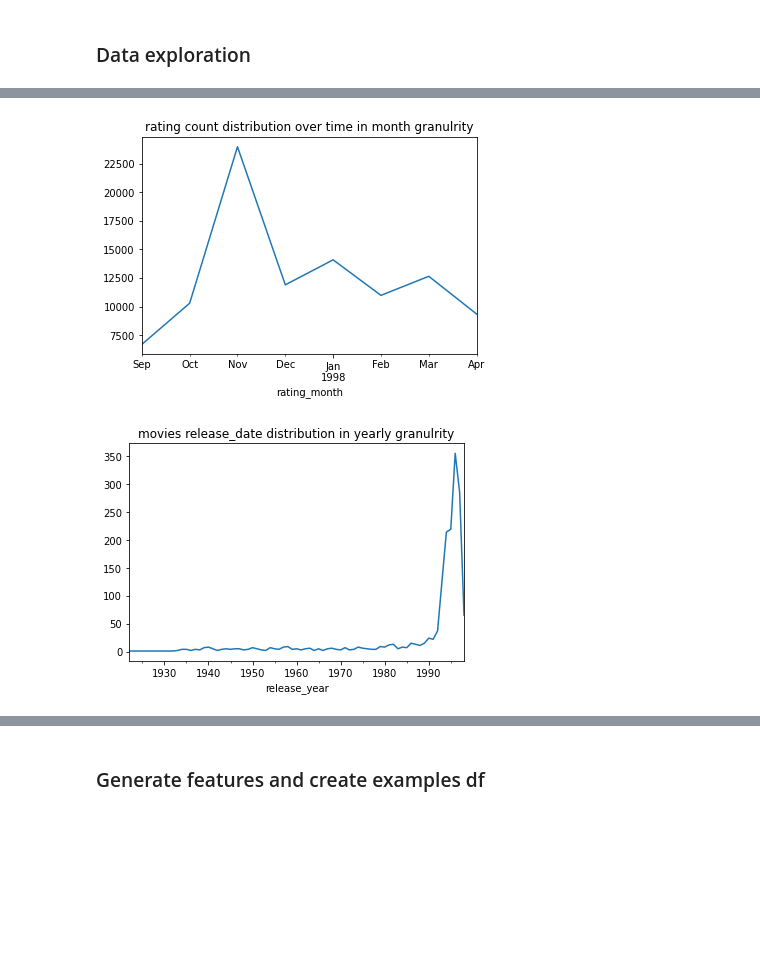
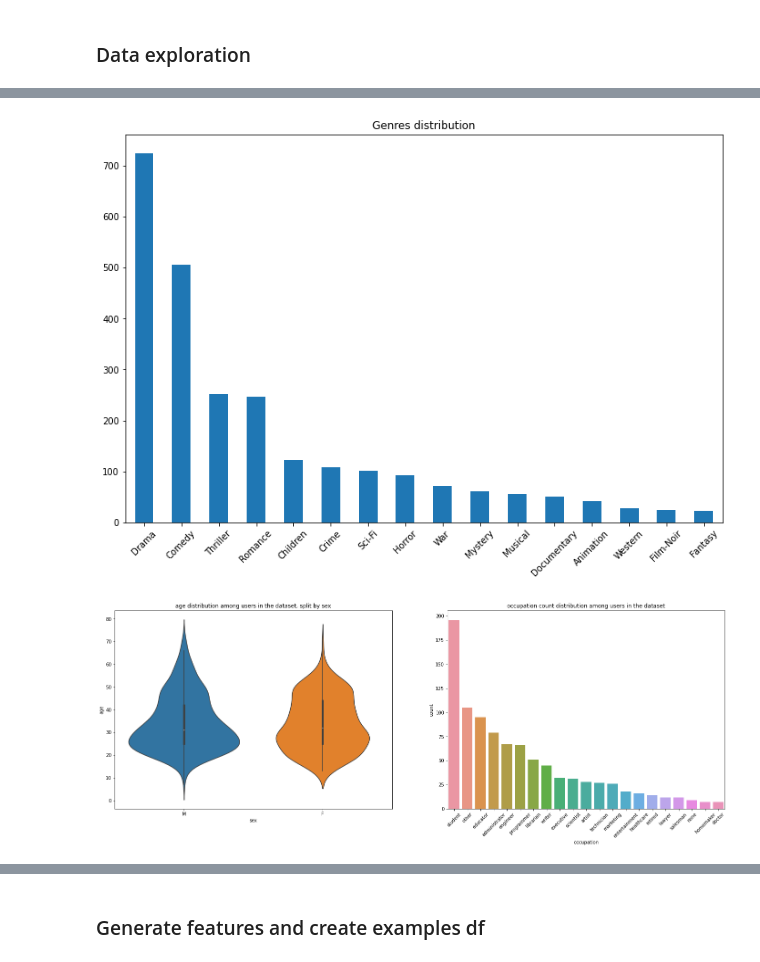
Before and after one commit to lotenn/recsys-3639-final-project, a Jupyter notebook: runner.ipynb, the cells around one changed output, grey strips where cells are left out. Saved outputs shown, nothing was run; the diff lists cells and outputs as text; code cells hidden in the pictures; blank space fills up the shorter version.

```diff
--- a/runner.ipynb
+++ b/runner.ipynb
@@ -67,16 +46,10 @@ ax[1].set(xlabel='number of rating per user', title='Total number of ratings per
-# %%
-df = ratings_df.copy()
-df['rating_month'] = df['rating_date'].dt.to_period('M')
-ratings_count = df.groupby('rating_month')['rating'].count()
-ratings_count.plot()
-plt.title('rating count distribution over time in month granulrity');
-# %% [output]
-[figure, removed]
-# %%
-df = movies_df.copy()
-df['release_year'] = df['release_date'].dt.to_period('Y')
-items_count = df.groupby('release_year')['title'].count()
-items_count.plot()
-plt.title('movies release_date distribution in yearly granulrity');
-# %% [output]
-[figure, removed]
+# %%
+plotter = Plotter()
+# %%
+plotter.plot_genres_distribution(movies_df)
+# %% [output]
+[figure, added]
+# %%
+plotter.plot_user_distributions(users_df)
+# %% [output]
+[figure, added]
```
Also changed, not shown: parts of 36 cells of this notebook, 1 other file.
